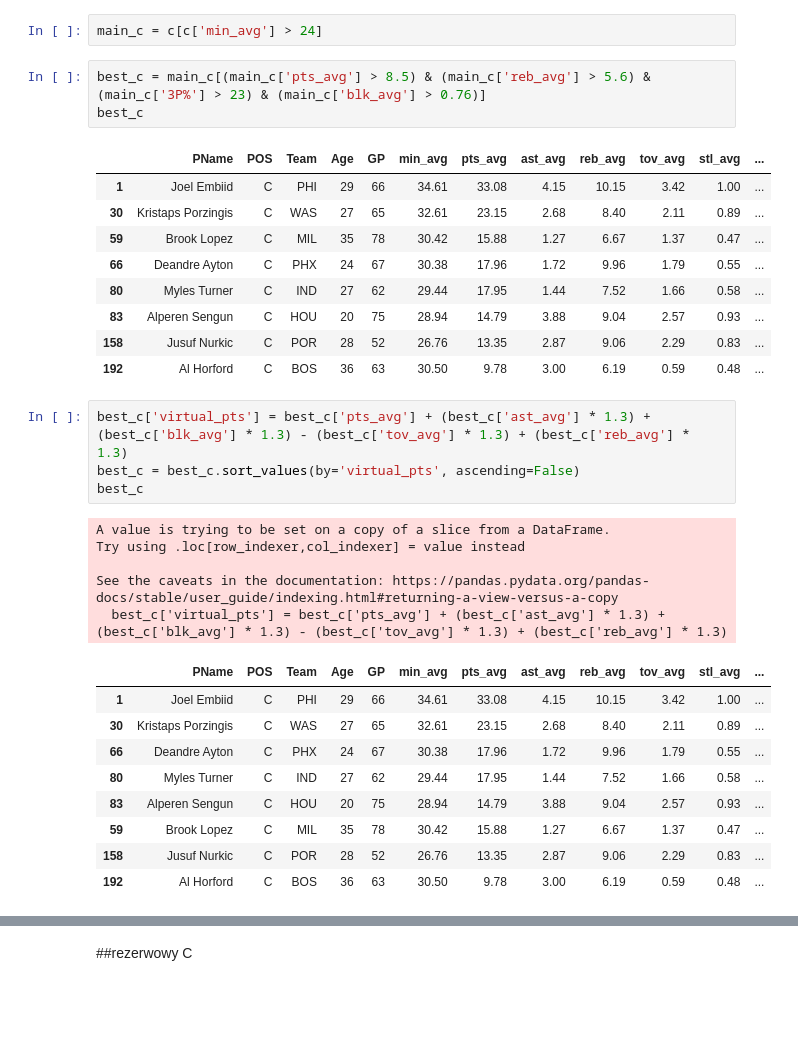
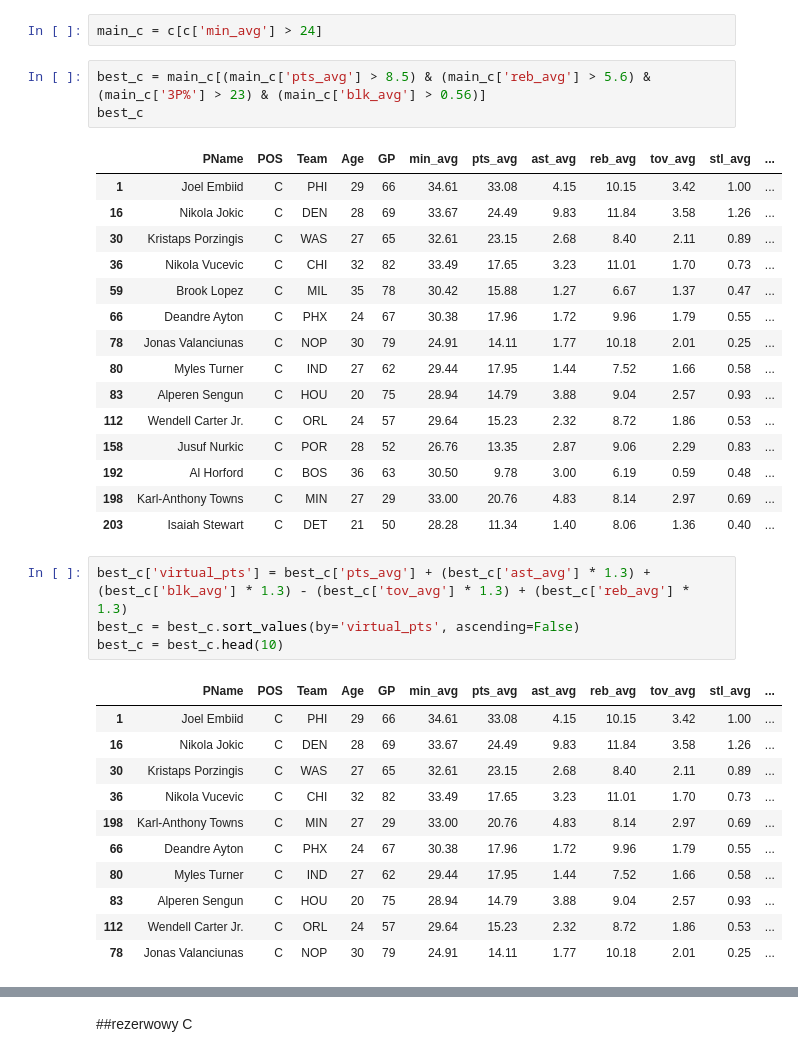
Before and after one commit to Mickey87-LG/WSB_projekt, a Jupyter notebook: projekt_nba_ADP3.ipynb, the cells around one changed output, grey strips where cells are left out. Cells and saved outputs as stored; diff of their text form; blank space fills up the shorter version.

```diff
--- a/projekt_nba_ADP3.ipynb
+++ b/projekt_nba_ADP3.ipynb
@@ -841,37 +838,40 @@ c.describe()
 # %%
 main_c = c[c['min_avg'] > 24]
 # %%
-best_c = main_c[(main_c['pts_avg'] > 8.5) & (main_c['reb_avg'] > 5.6) & (main_c['3P%'] > 23) & (main_c['blk_avg'] > 0.76)]
+best_c = main_c[(main_c['pts_avg'] > 8.5) & (main_c['reb_avg'] > 5.6) & (main_c['3P%'] > 23) & (main_c['blk_avg'] > 0.56)]
 best_c
 # %% [output]
 |  | PName | POS | Team | Age | GP | min_avg | pts_avg | ast_avg | reb_avg | tov_avg | stl_avg | ... |
 | 1 | Joel Embiid | C | PHI | 29 | 66 | 34.61 | 33.08 | 4.15 | 10.15 | 3.42 | 1.00 | ... |
+| 16 | Nikola Jokic | C | DEN | 28 | 69 | 33.67 | 24.49 | 9.83 | 11.84 | 3.58 | 1.26 | ... |
 | 30 | Kristaps Porzingis | C | WAS | 27 | 65 | 32.61 | 23.15 | 2.68 | 8.40 | 2.11 | 0.89 | ... |
+| 36 | Nikola Vucevic | C | CHI | 32 | 82 | 33.49 | 17.65 | 3.23 | 11.01 | 1.70 | 0.73 | ... |
 | 59 | Brook Lopez | C | MIL | 35 | 78 | 30.42 | 15.88 | 1.27 | 6.67 | 1.37 | 0.47 | ... |
 | 66 | Deandre Ayton | C | PHX | 24 | 67 | 30.38 | 17.96 | 1.72 | 9.96 | 1.79 | 0.55 | ... |
+| 78 | Jonas Valanciunas | C | NOP | 30 | 79 | 24.91 | 14.11 | 1.77 | 10.18 | 2.01 | 0.25 | ... |
 | 80 | Myles Turner | C | IND | 27 | 62 | 29.44 | 17.95 | 1.44 | 7.52 | 1.66 | 0.58 | ... |
 | 83 | Alperen Sengun | C | HOU | 20 | 75 | 28.94 | 14.79 | 3.88 | 9.04 | 2.57 | 0.93 | ... |
+| 112 | Wendell Carter Jr. | C | ORL | 24 | 57 | 29.64 | 15.23 | 2.32 | 8.72 | 1.86 | 0.53 | ... |
 | 158 | Jusuf Nurkic | C | POR | 28 | 52 | 26.76 | 13.35 | 2.87 | 9.06 | 2.29 | 0.83 | ... |
 | 192 | Al Horford | C | BOS | 36 | 63 | 30.50 | 9.78 | 3.00 | 6.19 | 0.59 | 0.48 | ... |
+| 198 | Karl-Anthony Towns | C | MIN | 27 | 29 | 33.00 | 20.76 | 4.83 | 8.14 | 2.97 | 0.69 | ... |
+| 203 | Isaiah Stewart | C | DET | 21 | 50 | 28.28 | 11.34 | 1.40 | 8.06 | 1.36 | 0.40 | ... |
 # %%
 best_c['virtual_pts'] = best_c['pts_avg'] + (best_c['ast_avg'] * 1.3) + (best_c['blk_avg'] * 1.3) - (best_c['tov_avg'] * 1.3) + (best_c['reb_avg'] * 1.3)
 best_c = best_c.sort_values(by='virtual_pts', ascending=False)
-best_c
+best_c = best_c.head(10)
 # %% [output]
-A value is trying to be set on a copy of a slice from a DataFrame.
-Try using .loc[row_indexer,col_indexer] = value instead
-
-See the caveats in the documentation: https://pandas.pydata.org/pandas-docs/stable/user_guide/indexing.html#returning-a-view-versus-a-copy
-  best_c['virtual_pts'] = best_c['pts_avg'] + (best_c['ast_avg'] * 1.3) + (best_c['blk_avg'] * 1.3) - (best_c['tov_avg'] * 1.3) + (best_c['reb_avg'] * 1.3)
 |  | PName | POS | Team | Age | GP | min_avg | pts_avg | ast_avg | reb_avg | tov_avg | stl_avg | ... |
 | 1 | Joel Embiid | C | PHI | 29 | 66 | 34.61 | 33.08 | 4.15 | 10.15 | 3.42 | 1.00 | ... |
+| 16 | Nikola Jokic | C | DEN | 28 | 69 | 33.67 | 24.49 | 9.83 | 11.84 | 3.58 | 1.26 | ... |
 | 30 | Kristaps Porzingis | C | WAS | 27 | 65 | 32.61 | 23.15 | 2.68 | 8.40 | 2.11 | 0.89 | ... |
+| 36 | Nikola Vucevic | C | CHI | 32 | 82 | 33.49 | 17.65 | 3.23 | 11.01 | 1.70 | 0.73 | ... |
+| 198 | Karl-Anthony Towns | C | MIN | 27 | 29 | 33.00 | 20.76 | 4.83 | 8.14 | 2.97 | 0.69 | ... |
 | 66 | Deandre Ayton | C | PHX | 24 | 67 | 30.38 | 17.96 | 1.72 | 9.96 | 1.79 | 0.55 | ... |
 | 80 | Myles Turner | C | IND | 27 | 62 | 29.44 | 17.95 | 1.44 | 7.52 | 1.66 | 0.58 | ... |
 | 83 | Alperen Sengun | C | HOU | 20 | 75 | 28.94 | 14.79 | 3.88 | 9.04 | 2.57 | 0.93 | ... |
-| 59 | Brook Lopez | C | MIL | 35 | 78 | 30.42 | 15.88 | 1.27 | 6.67 | 1.37 | 0.47 | ... |
-| 158 | Jusuf Nurkic | C | POR | 28 | 52 | 26.76 | 13.35 | 2.87 | 9.06 | 2.29 | 0.83 | ... |
-| 192 | Al Horford | C | BOS | 36 | 63 | 30.50 | 9.78 | 3.00 | 6.19 | 0.59 | 0.48 | ... |
+| 112 | Wendell Carter Jr. | C | ORL | 24 | 57 | 29.64 | 15.23 | 2.32 | 8.72 | 1.86 | 0.53 | ... |
+| 78 | Jonas Valanciunas | C | NOP | 30 | 79 | 24.91 | 14.11 | 1.77 | 10.18 | 2.01 | 0.25 | ... |
 # %%
 #dane do wykresu
 x = best_c['PName']
```
Also changed, not shown: parts of 6 cells of this notebook.
